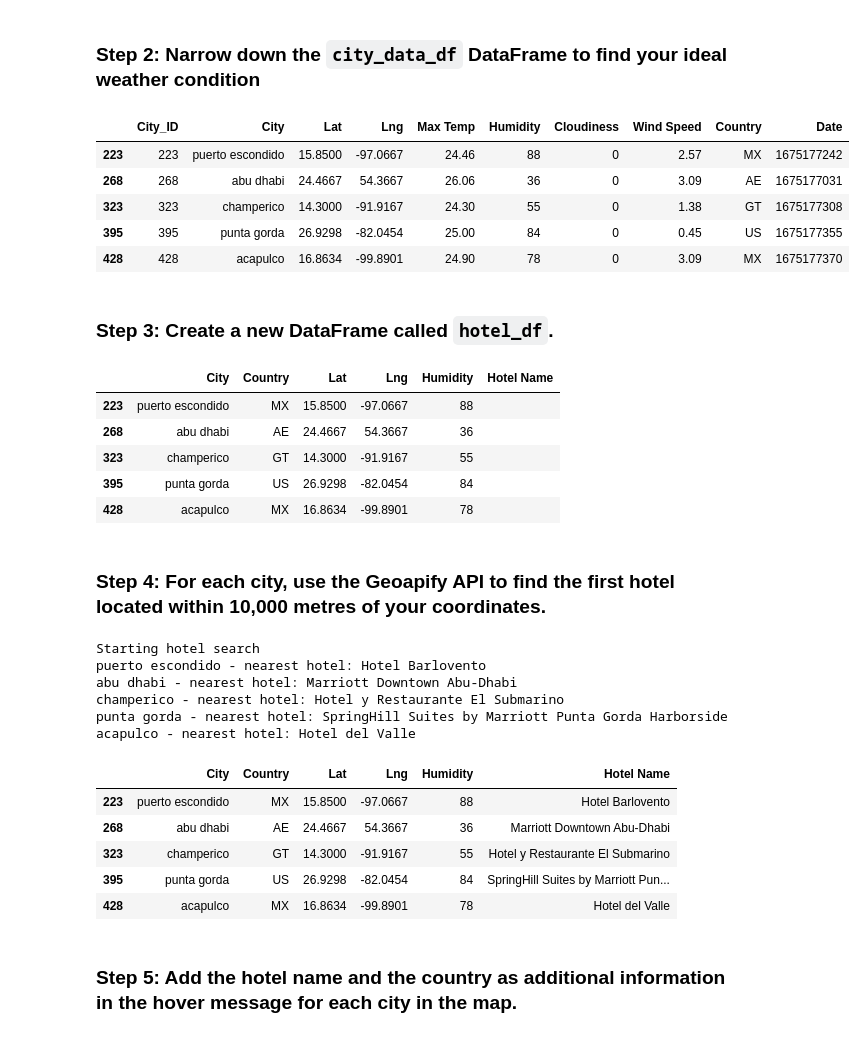
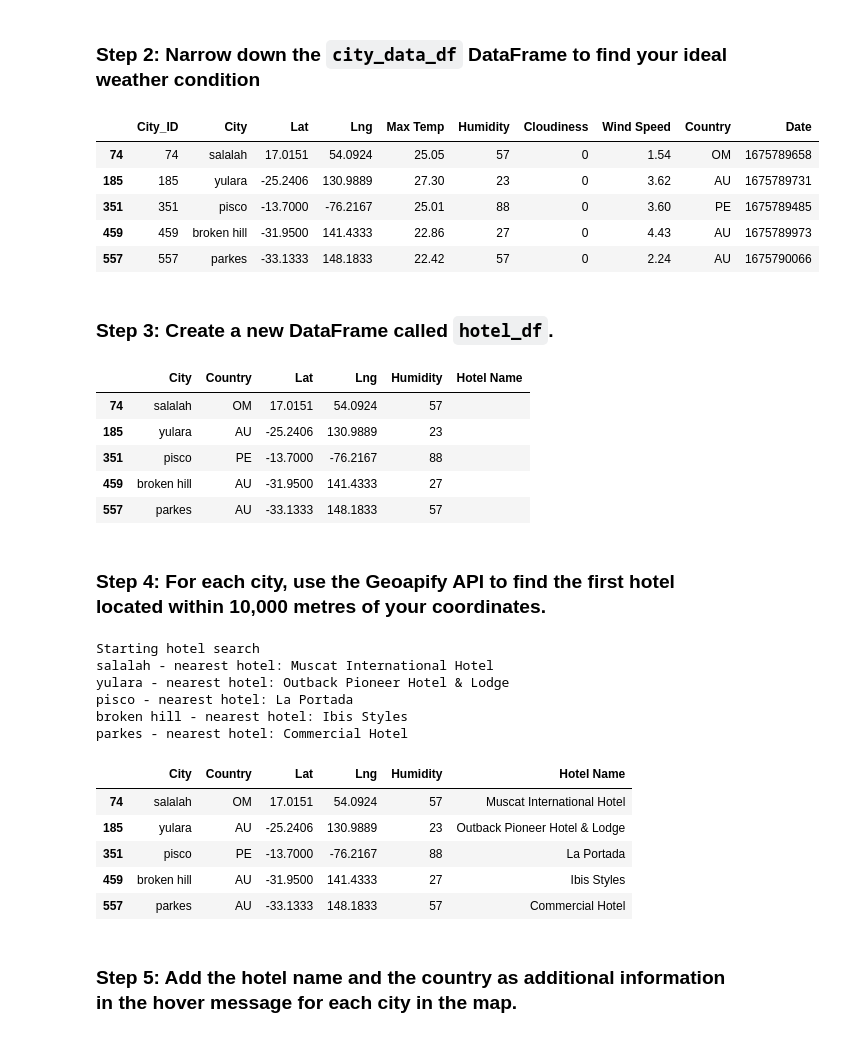
Before and after one commit to earlyann/Project_Vacation_Ideas, a Jupyter notebook: completed_code/VacationPy.ipynb, the cells around one changed output. Saved outputs shown, nothing was run; the diff lists cells and outputs as text; code cells hidden in the pictures.

```diff
--- a/completed_code/VacationPy.ipynb
+++ b/completed_code/VacationPy.ipynb
@@ -54,22 +54,22 @@ map_plot_1
 ### Step 2: Narrow down the `city_data_df` DataFrame to find your ideal weather condition
 # %%
 # Narrow down cities that fit criteria and drop any results with null values
-# Max temperature lower than 27 degrees but higher than 21, wind speed less than 4.5 m/s, zero cloudiness
-narrow_df =  city_data_df.loc[(city_data_df['Max Temp']<27) & (city_data_df['Max Temp']>21) &
+# Max temperature lower than 25 degrees but higher than 19, wind speed less than 4.5 m/s, zero cloudiness
+narrow_df =  city_data_df.loc[(city_data_df['Max Temp']<28) & (city_data_df['Max Temp']>22) &
 (city_data_df['Wind Speed']<4.5) & (city_data_df['Cloudiness'] == 0)]
 
 # Drop any rows with null values
 narrow_df = narrow_df.dropna()
 
 # Display sample data
 narrow_df.head()
 # %% [output]
 |  | City_ID | City | Lat | Lng | Max Temp | Humidity | Cloudiness | Wind Speed | Country | Date |
-| 223 | 223 | puerto escondido | 15.8500 | -97.0667 | 24.46 | 88 | 0 | 2.57 | MX | 1675177242 |
-| 268 | 268 | abu dhabi | 24.4667 | 54.3667 | 26.06 | 36 | 0 | 3.09 | AE | 1675177031 |
-| 323 | 323 | champerico | 14.3000 | -91.9167 | 24.30 | 55 | 0 | 1.38 | GT | 1675177308 |
-| 395 | 395 | punta gorda | 26.9298 | -82.0454 | 25.00 | 84 | 0 | 0.45 | US | 1675177355 |
-| 428 | 428 | acapulco | 16.8634 | -99.8901 | 24.90 | 78 | 0 | 3.09 | MX | 1675177370 |
+| 74 | 74 | salalah | 17.0151 | 54.0924 | 25.05 | 57 | 0 | 1.54 | OM | 1675789658 |
+| 185 | 185 | yulara | -25.2406 | 130.9889 | 27.30 | 23 | 0 | 3.62 | AU | 1675789731 |
+| 351 | 351 | pisco | -13.7000 | -76.2167 | 25.01 | 88 | 0 | 3.60 | PE | 1675789485 |
+| 459 | 459 | broken hill | -31.9500 | 141.4333 | 22.86 | 27 | 0 | 4.43 | AU | 1675789973 |
+| 557 | 557 | parkes | -33.1333 | 148.1833 | 22.42 | 57 | 0 | 2.24 | AU | 1675790066 |
 # %% [markdown]
 ### Step 3: Create a new DataFrame called `hotel_df`.
 # %%
@@ -83,11 +83,11 @@ hotel_df['Hotel Name']=""
 hotel_df.head()
 # %% [output]
 |  | City | Country | Lat | Lng | Humidity | Hotel Name |
-| 223 | puerto escondido | MX | 15.8500 | -97.0667 | 88 |  |
-| 268 | abu dhabi | AE | 24.4667 | 54.3667 | 36 |  |
-| 323 | champerico | GT | 14.3000 | -91.9167 | 55 |  |
-| 395 | punta gorda | US | 26.9298 | -82.0454 | 84 |  |
-| 428 | acapulco | MX | 16.8634 | -99.8901 | 78 |  |
+| 74 | salalah | OM | 17.0151 | 54.0924 | 57 |  |
+| 185 | yulara | AU | -25.2406 | 130.9889 | 23 |  |
+| 351 | pisco | PE | -13.7000 | -76.2167 | 88 |  |
+| 459 | broken hill | AU | -31.9500 | 141.4333 | 27 |  |
+| 557 | parkes | AU | -33.1333 | 148.1833 | 57 |  |
 # %% [markdown]
 ### Step 4: For each city, use the Geoapify API to find the first hotel located within 10,000 metres of your coordinates.
 # %%
@@ -140,17 +140,17 @@ for index, row in hotel_df.iterrows():
 hotel_df
 # %% [output]
 Starting hotel search
-puerto escondido - nearest hotel: Hotel Barlovento
-abu dhabi - nearest hotel: Marriott Downtown Abu-Dhabi
-champerico - nearest hotel: Hotel y Restaurante El Submarino
-punta gorda - nearest hotel: SpringHill Suites by Marriott Punta Gorda Harborside
-acapulco - nearest hotel: Hotel del Valle
+salalah - nearest hotel: Muscat International Hotel
+yulara - nearest hotel: Outback Pioneer Hotel & Lodge
+pisco - nearest hotel: La Portada
+broken hill - nearest hotel: Ibis Styles
+parkes - nearest hotel: Commercial Hotel
 |  | City | Country | Lat | Lng | Humidity | Hotel Name |
-| 223 | puerto escondido | MX | 15.8500 | -97.0667 | 88 | Hotel Barlovento |
-| 268 | abu dhabi | AE | 24.4667 | 54.3667 | 36 | Marriott Downtown Abu-Dhabi |
-| 323 | champerico | GT | 14.3000 | -91.9167 | 55 | Hotel y Restaurante El Submarino |
-| 395 | punta gorda | US | 26.9298 | -82.0454 | 84 | SpringHill Suites by Marriott Pun... |
-| 428 | acapulco | MX | 16.8634 | -99.8901 | 78 | Hotel del Valle |
+| 74 | salalah | OM | 17.0151 | 54.0924 | 57 | Muscat International Hotel |
+| 185 | yulara | AU | -25.2406 | 130.9889 | 23 | Outback Pioneer Hotel & Lodge |
+| 351 | pisco | PE | -13.7000 | -76.2167 | 88 | La Portada |
+| 459 | broken hill | AU | -31.9500 | 141.4333 | 27 | Ibis Styles |
+| 557 | parkes | AU | -33.1333 | 148.1833 | 57 | Commercial Hotel |
 # %% [markdown]
 ### Step 5: Add the hotel name and the country as additional information in the hover message for each city in the map.
 # %%
```
Also changed, not shown: parts of 1 cell of this notebook, 6 other files.
